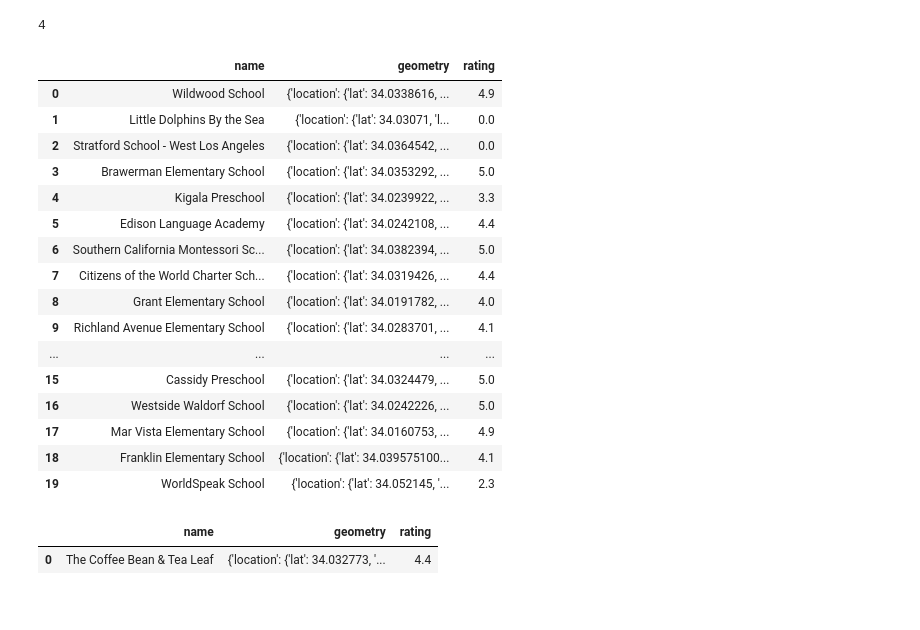
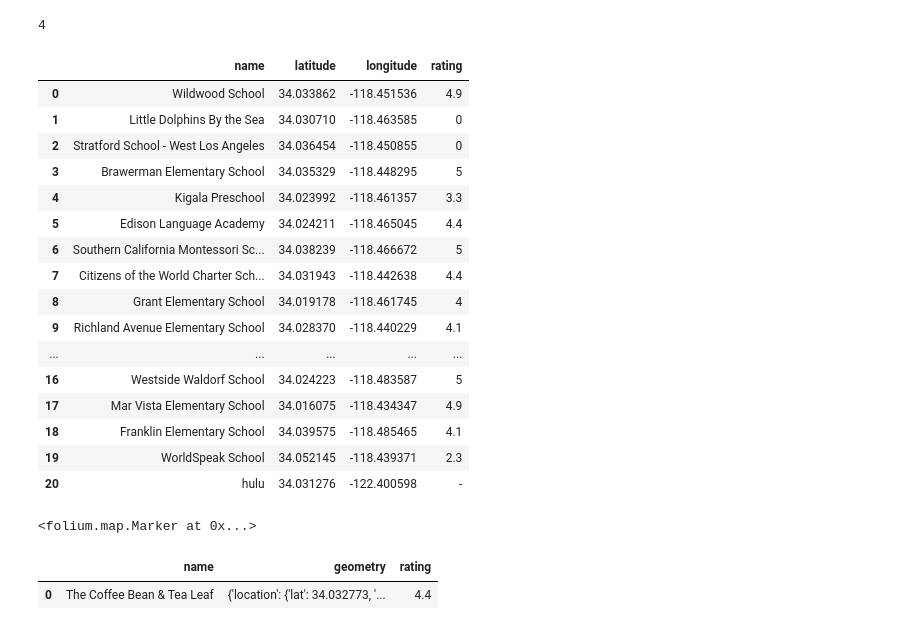
Before and after one commit to Mrueda1992/visualizing-real-world-data-project, a Jupyter notebook: geoquery.ipynb, the cells around one changed output. Cells and saved outputs as stored; diff of their text form; code cells hidden in the pictures.

```diff
--- a/geoquery.ipynb
+++ b/geoquery.ipynb
@@ -162,27 +157,52 @@ for i in range(len(result)):
 # %%
 # result[0].get('name'), result[0].get('geometry'), result[0].get('rating')
 kinders = result.get('results')
+
+
+
 df_kinds = pd.DataFrame(kinders)
 df_kinds = df_kinds[['name','geometry','rating']]
-df_kinds.head(100)
+
+get_lat = []
+get_long = []
+for key in df_kinds['geometry']:
+    get_lat.append(key['location']['lat'])
+    get_long.append(key['location']['lng'])
+
+
+
+df_kinds['latitude'] = get_lat
+df_kinds['longitude'] = get_long
+
+df_kinds = df_kinds[['name','latitude','longitude','rating']]
-# %% [output]
-|  | name | geometry | rating |
-| 0 | Wildwood School | {'location': {'lat': 34.0338616, ... | 4.9 |
-| 1 | Little Dolphins By the Sea | {'location': {'lat': 34.03071, 'l... | 0.0 |
-| 2 | Stratford School - West Los Angeles | {'location': {'lat': 34.0364542, ... | 0.0 |
-| 3 | Brawerman Elementary School | {'location': {'lat': 34.0353292, ... | 5.0 |
-| 4 | Kigala Preschool | {'location': {'lat': 34.0239922, ... | 3.3 |
-| 5 | Edison Language Academy | {'location': {'lat': 34.0242108, ... | 4.4 |
-| 6 | Southern California Montessori Sc... | {'location': {'lat': 34.0382394, ... | 5.0 |
-| 7 | Citizens of the World Charter Sch... | {'location': {'lat': 34.0319426, ... | 4.4 |
-| 8 | Grant Elementary School | {'location': {'lat': 34.0191782, ... | 4.0 |
-| 9 | Richland Avenue Elementary School | {'location': {'lat': 34.0283701, ... | 4.1 |
-| ... | ... | ... | ... |
-| 15 | Cassidy Preschool | {'location': {'lat': 34.0324479, ... | 5.0 |
-| 16 | Westside Waldorf School | {'location': {'lat': 34.0242226, ... | 5.0 |
-| 17 | Mar Vista Elementary School | {'location': {'lat': 34.0160753, ... | 4.9 |
-| 18 | Franklin Elementary School | {'location': {'lat': 34.039575100... | 4.1 |
-| 19 | WorldSpeak School | {'location': {'lat': 34.052145, '... | 2.3 |
+# %%
+hulu = [{"name":"hulu","latitude":34.031276,"longitude":-122.400598,"rating":"-"}]
+
+df_kinds.append(hulu, ignore_index=True)
+# %% [output]
+|  | name | latitude | longitude | rating |
+| 0 | Wildwood School | 34.033862 | -118.451536 | 4.9 |
+| 1 | Little Dolphins By the Sea | 34.030710 | -118.463585 | 0 |
+| 2 | Stratford School - West Los Angeles | 34.036454 | -118.450855 | 0 |
+| 3 | Brawerman Elementary School | 34.035329 | -118.448295 | 5 |
+| 4 | Kigala Preschool | 34.023992 | -118.461357 | 3.3 |
+| 5 | Edison Language Academy | 34.024211 | -118.465045 | 4.4 |
+| 6 | Southern California Montessori Sc... | 34.038239 | -118.466672 | 5 |
+| 7 | Citizens of the World Charter Sch... | 34.031943 | -118.442638 | 4.4 |
+| 8 | Grant Elementary School | 34.019178 | -118.461745 | 4 |
+| 9 | Richland Avenue Elementary School | 34.028370 | -118.440229 | 4.1 |
+| ... | ... | ... | ... | ... |
+| 16 | Westside Waldorf School | 34.024223 | -118.483587 | 5 |
+| 17 | Mar Vista Elementary School | 34.016075 | -118.434347 | 4.9 |
+| 18 | Franklin Elementary School | 34.039575 | -118.485465 | 4.1 |
+| 19 | WorldSpeak School | 34.052145 | -118.439371 | 2.3 |
+| 20 | hulu | 34.031276 | -122.400598 | - |
+# %%
+m = folium.Map([34.031276, -118.456806], zoom_start=11)
+tooltip= "Hulu heaquarters"
+folium.Marker([34.031276, -118.456806], popup= 'Hulu headquarters', tooltip=tooltip).add_to(m)
+# %% [output]
+<folium.map.Marker at 0x...>
 # %%
 #and Starbucks?
 
```
Also changed, not shown: parts of 4 cells of this notebook.
